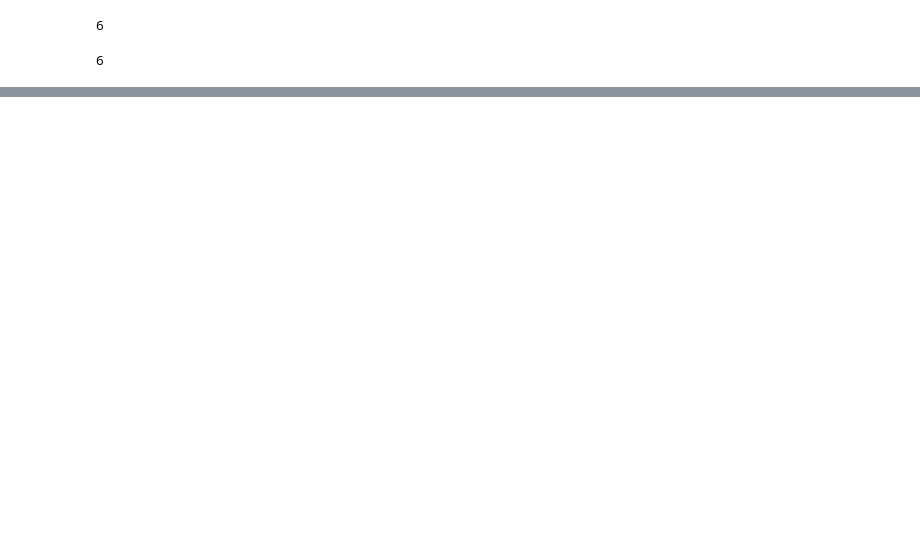
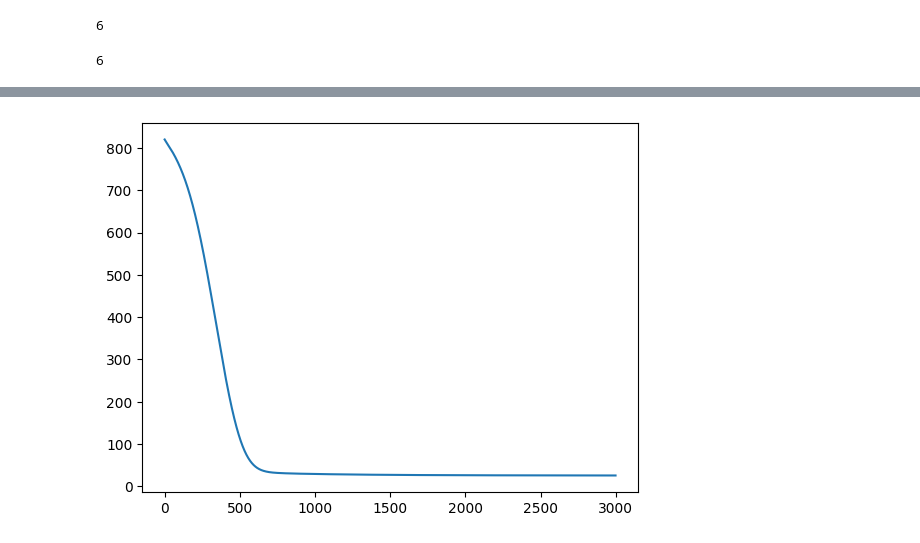
Before and after one commit to GoldenHourWaves/DeepLearning, a Jupyter notebook: wd_torch copy.ipynb, the cells around one changed output, grey strips where cells are left out. Drawn from its saved outputs; the diff is of its cells as text; code cells hidden in the pictures; blank space fills up the shorter version.

Commit message:
deep learning

```diff
--- a/wd_torch copy.ipynb
+++ b/wd_torch copy.ipynb
@@ -560,0 +651,21 @@ ddd
+# %%
+import torch.optim as optim  # 최적화함수
+
+criterion = nn.MSELoss()  # 회기니까 여기서는 MSE Loss를 써야한다(평균오차제곱)
+optimizer = optim.Adam(model.parameters(),lr=0.001) # learning late = 얼마나가는지
+                                             #1e-3
+# 학습을 30번 시킨다
+epochs = 3000
+
+loss_list = []
+
+
+for epoch in range(epochs):
+
+    optimizer.zero_grad()
+    pred = model(X)
+    loss = criterion(pred,y)
+    print(loss)
+    loss_list.append(loss.item())
+    loss.backward()
+    optimizer.step()
@@ -560,0 +690,5 @@ ddd
+# %%
+plt.plot(range(epochs),loss_list)
+plt.show()
+# %% [output]
+[figure, added]
```
Also changed, not shown: parts of 19 cells of this notebook, 10 other files.
